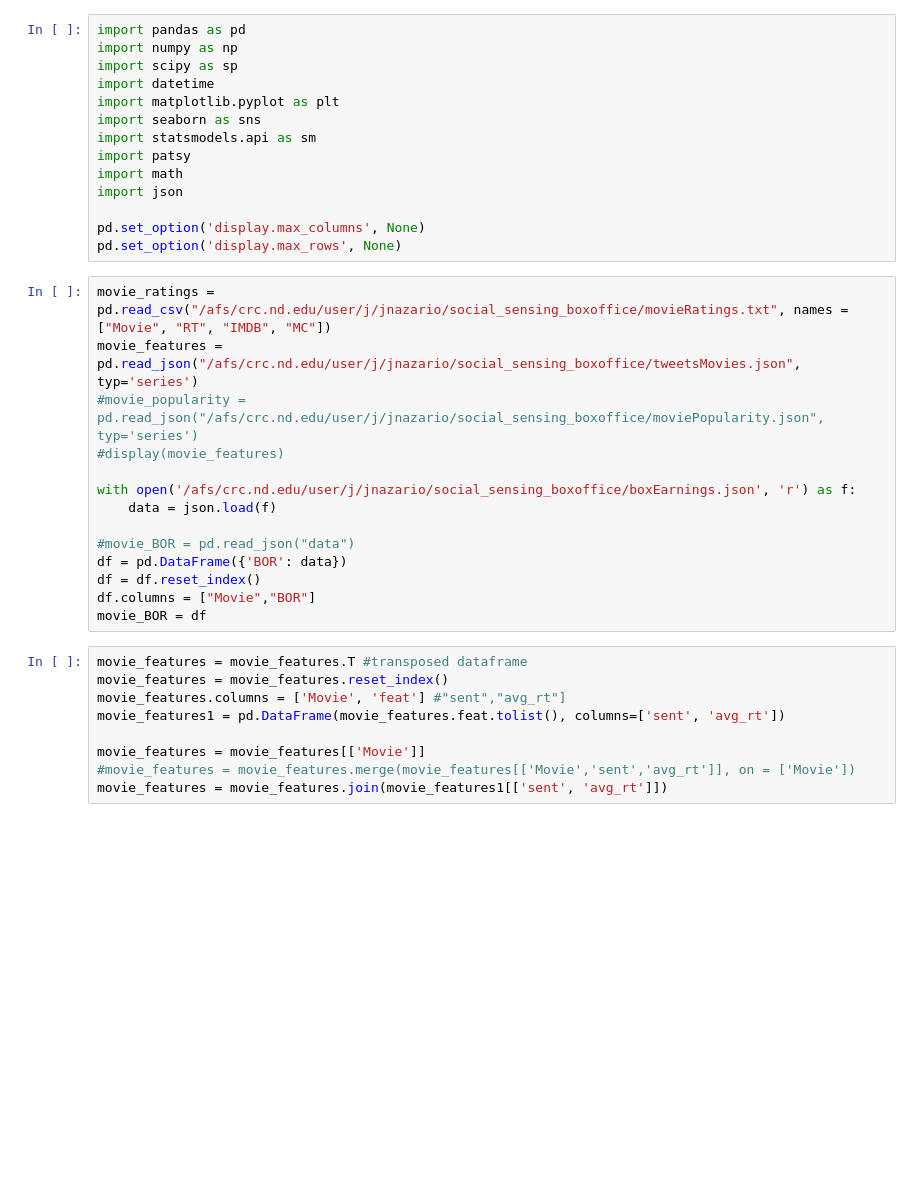
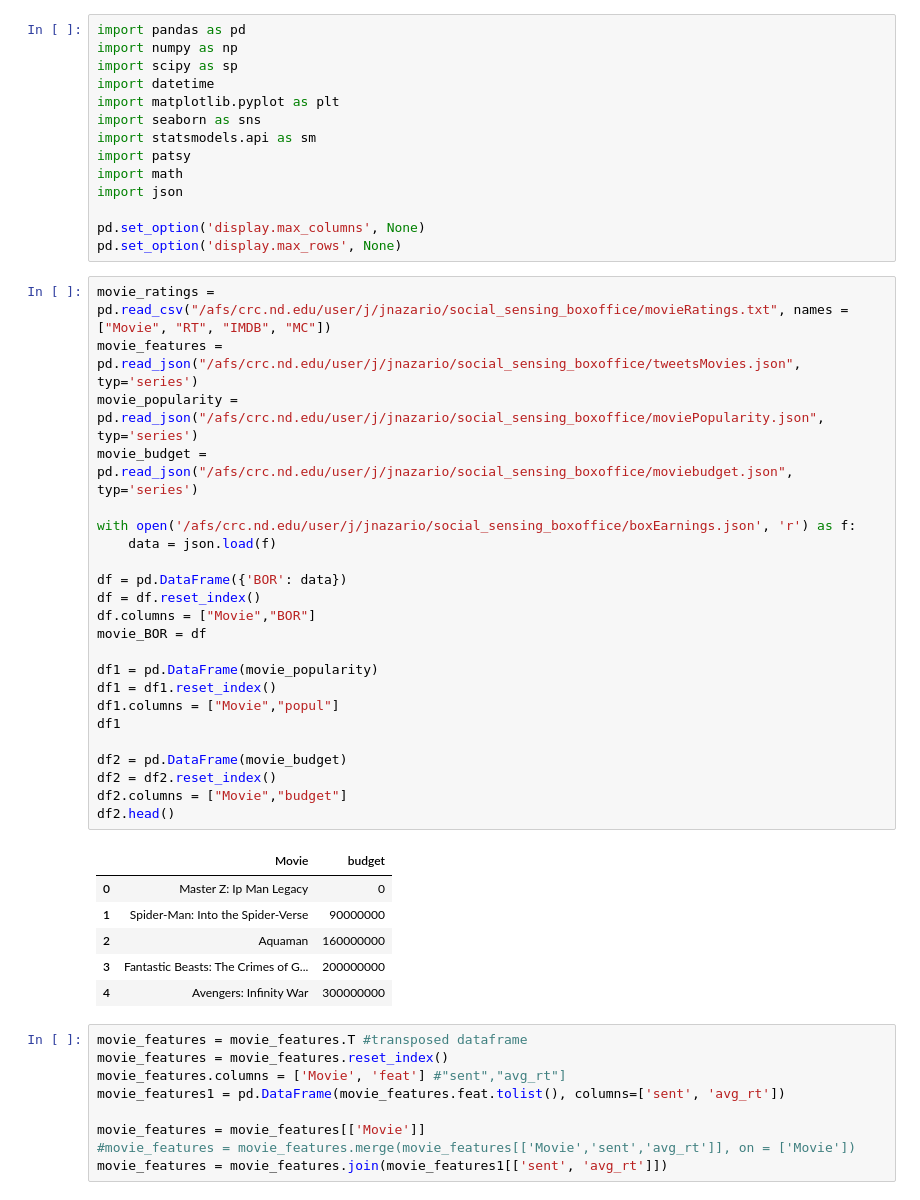
Before and after one commit to jorginazario/social_sensing_boxoffice, a Jupyter notebook: MLinear_Regression.ipynb, the cells around one changed output. Cells and saved outputs as stored; diff of their text form; blank space fills up the shorter version.

```diff
--- a/MLinear_Regression.ipynb
+++ b/MLinear_Regression.ipynb
@@ -15,17 +15,33 @@ pd.set_option('display.max_rows', None)
 # %%
 movie_ratings = pd.read_csv("/afs/crc.nd.edu/user/j/jnazario/social_sensing_boxoffice/movieRatings.txt", names = ["Movie", "RT", "IMDB", "MC"])
 movie_features = pd.read_json("/afs/crc.nd.edu/user/j/jnazario/social_sensing_boxoffice/tweetsMovies.json", typ='series')
-#movie_popularity = pd.read_json("/afs/crc.nd.edu/user/j/jnazario/social_sensing_boxoffice/moviePopularity.json", typ='series')
-#display(movie_features)
+movie_popularity = pd.read_json("/afs/crc.nd.edu/user/j/jnazario/social_sensing_boxoffice/moviePopularity.json", typ='series')
+movie_budget = pd.read_json("/afs/crc.nd.edu/user/j/jnazario/social_sensing_boxoffice/moviebudget.json", typ='series')
 
 with open('/afs/crc.nd.edu/user/j/jnazario/social_sensing_boxoffice/boxEarnings.json', 'r') as f:
     data = json.load(f)
 
-#movie_BOR = pd.read_json("data")
 df = pd.DataFrame({'BOR': data})
 df = df.reset_index()
 df.columns = ["Movie","BOR"]
 movie_BOR = df
+
+df1 = pd.DataFrame(movie_popularity)
+df1 = df1.reset_index()
+df1.columns = ["Movie","popul"]
+df1
+
+df2 = pd.DataFrame(movie_budget)
+df2 = df2.reset_index()
+df2.columns = ["Movie","budget"]
+df2.head()
+# %% [output]
+|  | Movie | budget |
+| 0 | Master Z: Ip Man Legacy | 0 |
+| 1 | Spider-Man: Into the Spider-Verse | 90000000 |
+| 2 | Aquaman | 160000000 |
+| 3 | Fantastic Beasts: The Crimes of G... | 200000000 |
+| 4 | Avengers: Infinity War | 300000000 |
 # %%
 movie_features = movie_features.T #transposed dataframe
 movie_features = movie_features.reset_index()
```
Also changed, not shown: parts of 16 cells of this notebook.
